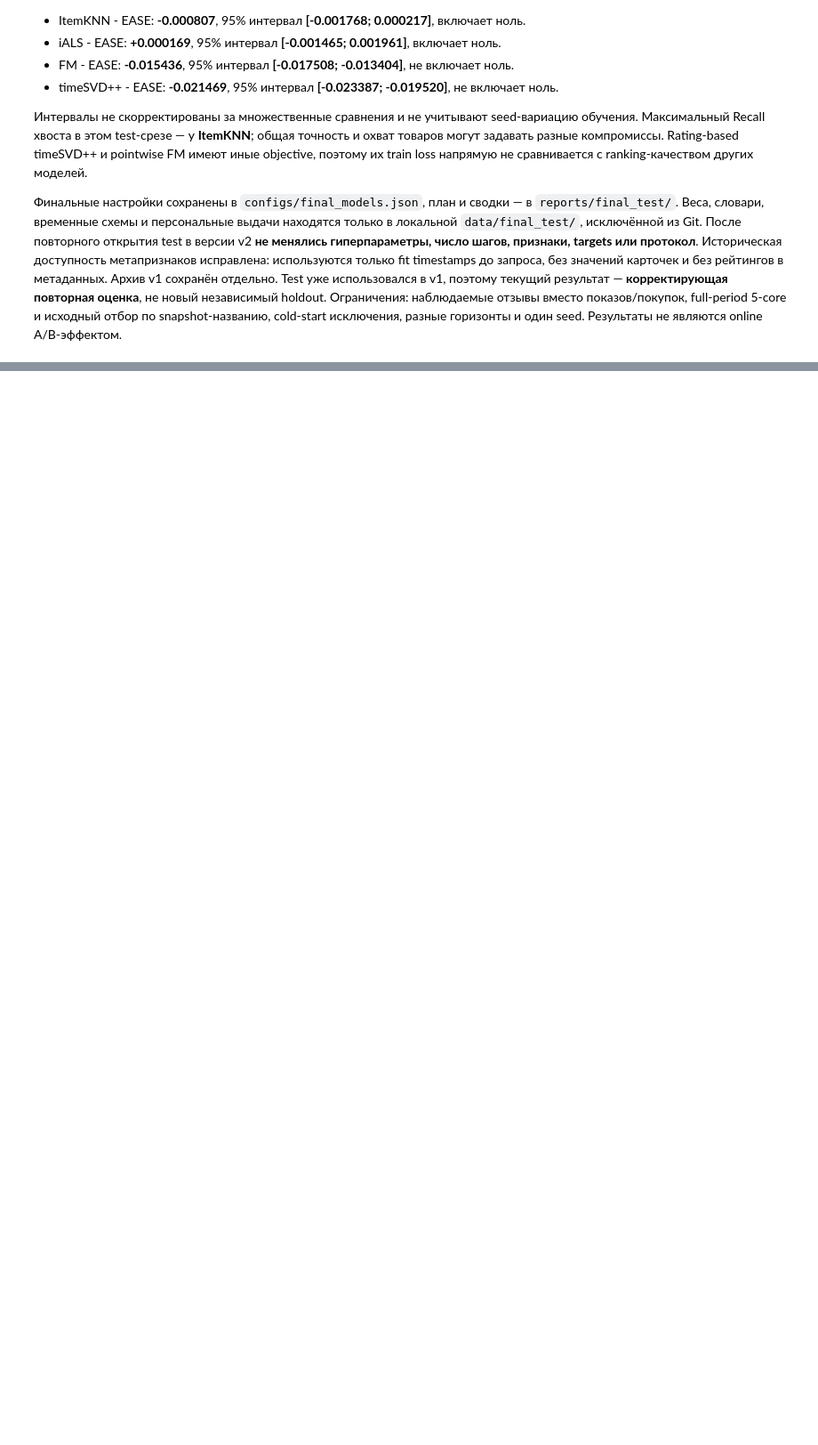
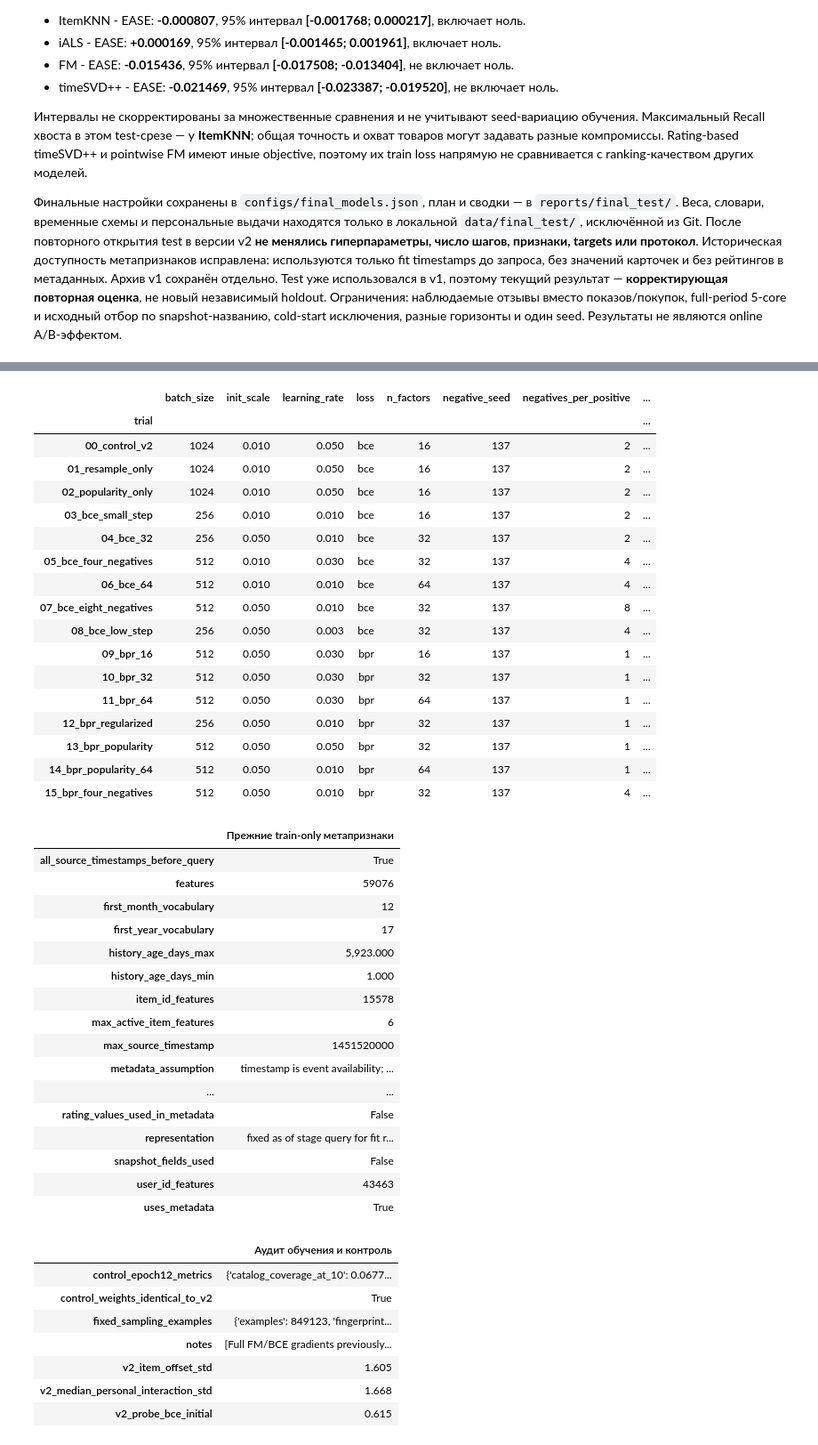
Before and after one commit to noobmaster-ru/recsys_cmc_msu_2026_course, a Jupyter notebook: homework_1/experiments.ipynb, the cells around one changed output, grey strips where cells are left out. Shown at 89% size. Drawn from its saved outputs; the diff is of its cells as text; code cells hidden in the pictures; blank space fills up the shorter version.

```diff
--- a/homework_1/experiments.ipynb
+++ b/homework_1/experiments.ipynb
@@ -2678,0 +2705,58 @@ cold-start исключения, разные горизонты и один see
+# %%
+from scripts.fm_extended_reporting import load_extended_report
+extended=load_extended_report(ROOT)
+ext_summary=extended['summary'];ext_search=extended['search'];ext_curves=extended['curves']
+ext_config=ext_summary['configuration']
+assert ext_summary['test_evaluated'] is False and ext_summary['train_validation_refit'] is False
+assert not ext_summary['io_audit']['blocked_attempts']
+assert ext_summary['training_audit']['control_weights_identical_to_v2']
+display(pd.DataFrame(ext_config['trials']).set_index('trial'))
+display(pd.Series(ext_summary['feature_diagnostics'],name='Прежние train-only метапризнаки').to_frame())
+display(pd.Series(ext_summary['training_audit'],name='Аудит обучения и контроль').to_frame())
+verification=json.loads((ROOT/'reports/fm_extended_validation/verification.json').read_text())
+assert verification['test_evaluated'] is False and not verification['actual_forbidden_reads']
+display(pd.Series(verification,name='Независимая проверка validation').to_frame())
+# %% [output]
+|  | batch_size | init_scale | learning_rate | loss | n_factors | negative_seed | negatives_per_positive | ... |
+| trial |  |  |  |  |  |  |  | ... |
+| 00_control_v2 | 1024 | 0.010 | 0.050 | bce | 16 | 137 | 2 | ... |
+| 01_resample_only | 1024 | 0.010 | 0.050 | bce | 16 | 137 | 2 | ... |
+| 02_popularity_only | 1024 | 0.010 | 0.050 | bce | 16 | 137 | 2 | ... |
+| 03_bce_small_step | 256 | 0.010 | 0.010 | bce | 16 | 137 | 2 | ... |
+| 04_bce_32 | 256 | 0.050 | 0.010 | bce | 32 | 137 | 2 | ... |
+| 05_bce_four_negatives | 512 | 0.010 | 0.030 | bce | 32 | 137 | 4 | ... |
+| 06_bce_64 | 512 | 0.010 | 0.010 | bce | 64 | 137 | 4 | ... |
+| 07_bce_eight_negatives | 512 | 0.050 | 0.010 | bce | 32 | 137 | 8 | ... |
+| 08_bce_low_step | 256 | 0.050 | 0.003 | bce | 32 | 137 | 4 | ... |
+| 09_bpr_16 | 512 | 0.050 | 0.030 | bpr | 16 | 137 | 1 | ... |
+| 10_bpr_32 | 512 | 0.050 | 0.030 | bpr | 32 | 137 | 1 | ... |
+| 11_bpr_64 | 512 | 0.050 | 0.030 | bpr | 64 | 137 | 1 | ... |
+| 12_bpr_regularized | 256 | 0.050 | 0.010 | bpr | 32 | 137 | 1 | ... |
+| 13_bpr_popularity | 512 | 0.050 | 0.050 | bpr | 32 | 137 | 1 | ... |
+| 14_bpr_popularity_64 | 512 | 0.050 | 0.010 | bpr | 64 | 137 | 1 | ... |
+| 15_bpr_four_negatives | 512 | 0.050 | 0.010 | bpr | 32 | 137 | 4 | ... |
+|  | Прежние train-only метапризнаки |
+| all_source_timestamps_before_query | True |
+| features | 59076 |
+| first_month_vocabulary | 12 |
+| first_year_vocabulary | 17 |
+| history_age_days_max | 5,923.000 |
+| history_age_days_min | 1.000 |
+| item_id_features | 15578 |
+| max_active_item_features | 6 |
+| max_source_timestamp | 1451520000 |
+| metadata_assumption | timestamp is event availability; ... |
+| ... | ... |
+| rating_values_used_in_metadata | False |
+| representation | fixed as of stage query for fit r... |
+| snapshot_fields_used | False |
+| user_id_features | 43463 |
+| uses_metadata | True |
+|  | Аудит обучения и контроль |
+| control_epoch12_metrics | {'catalog_coverage_at_10': 0.0677... |
+| control_weights_identical_to_v2 | True |
+| fixed_sampling_examples | {'examples': 849123, 'fingerprint... |
+| notes | [Full FM/BCE gradients previously... |
+| v2_item_offset_std | 1.605 |
+| v2_median_personal_interaction_std | 1.668 |
+| v2_probe_bce_initial | 0.615 |
```
Also changed, not shown: parts of 12 cells of this notebook, 40 other files.
